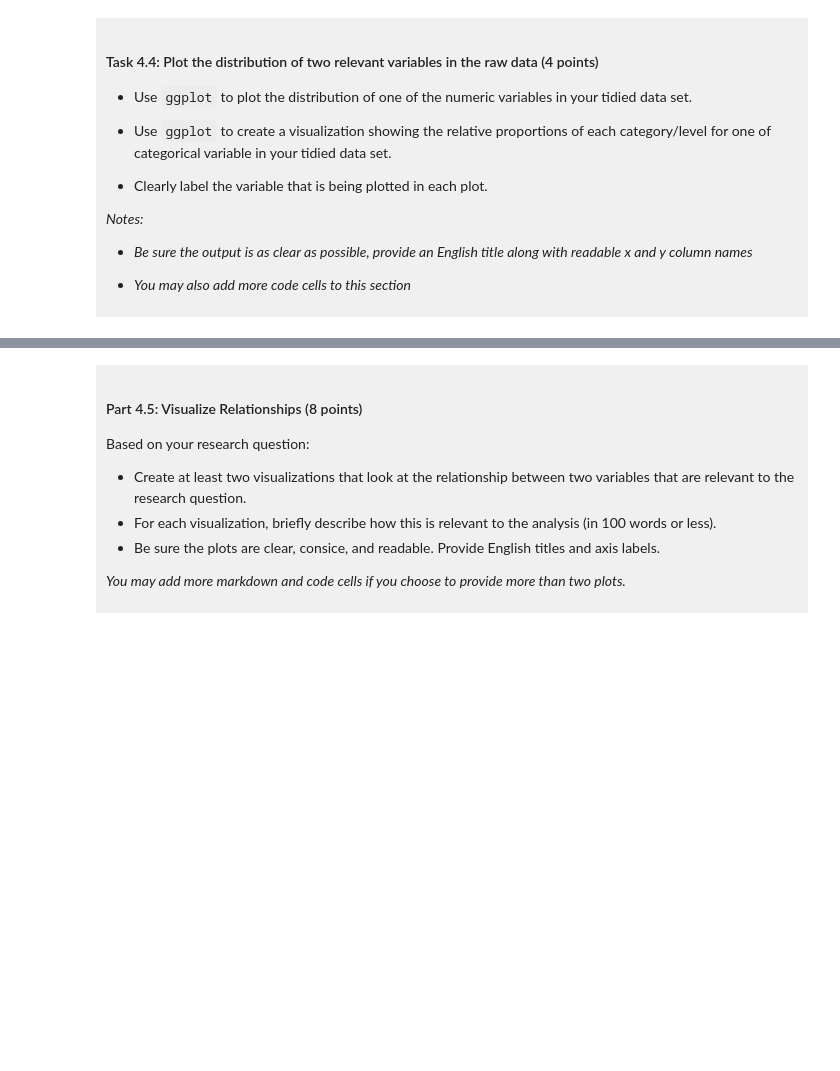
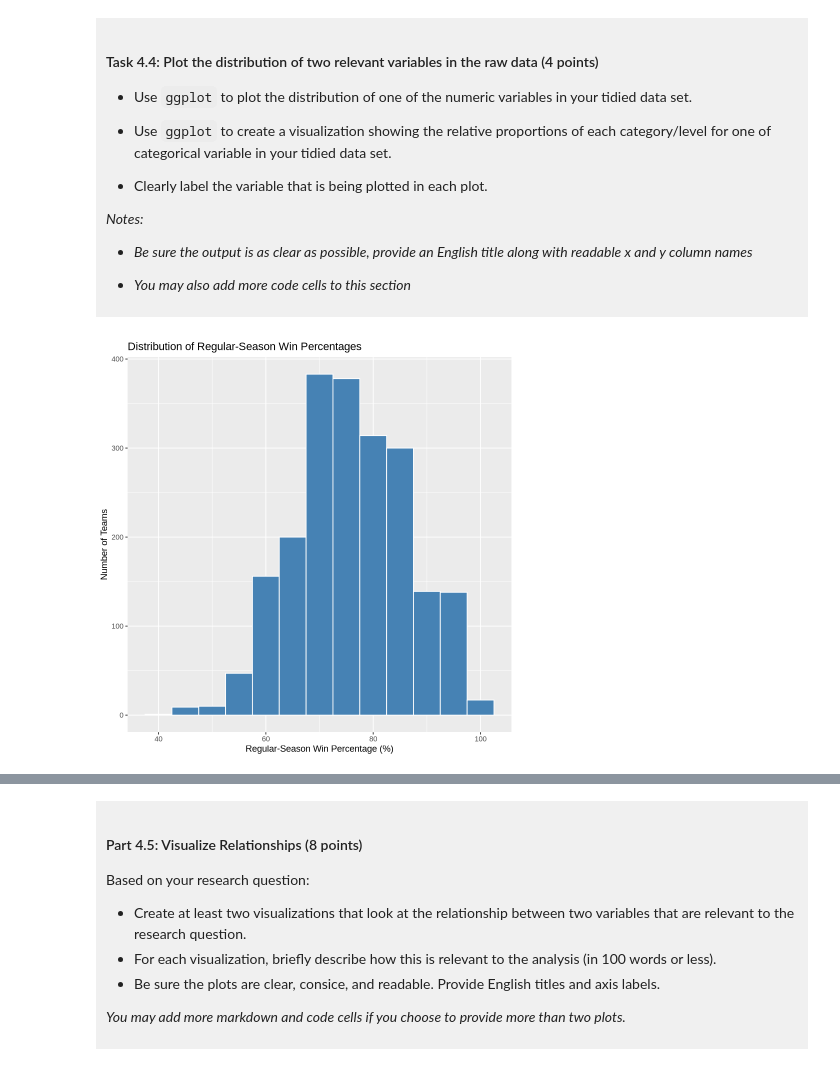
Before and after one commit to vtang06/dsci-100-project-vincent-tang, a Jupyter notebook: dsci-100-project-notebook.ipynb, the cells around one changed output, grey strips where cells are left out. Drawn from its saved outputs; the diff is of its cells as text; code cells hidden in the pictures; blank space fills up the shorter version.

```diff
--- a/dsci-100-project-notebook.ipynb
+++ b/dsci-100-project-notebook.ipynb
@@ -299,5 +328,12 @@ You will refine your research question (if needed) and produce a tidy data set.
 
 </div>
 # %%
-### EDIT THIS CODE CELL FOR PLOT 1 ###
+# Distribution plot of regular-season win percentages
+ggplot(basketball_tidy, aes(x = reg_wins_pct)) +
+    geom_histogram(binwidth = 5, fill = "steelblue", color = "white") +
+    labs(title = "Distribution of Regular-Season Win Percentages",
+         x = "Regular-Season Win Percentage (%)",
+         y = "Number of Teams")
+# %% [output]
+[figure, added]
 # %%
```
Also changed, not shown: parts of 9 cells of this notebook.
